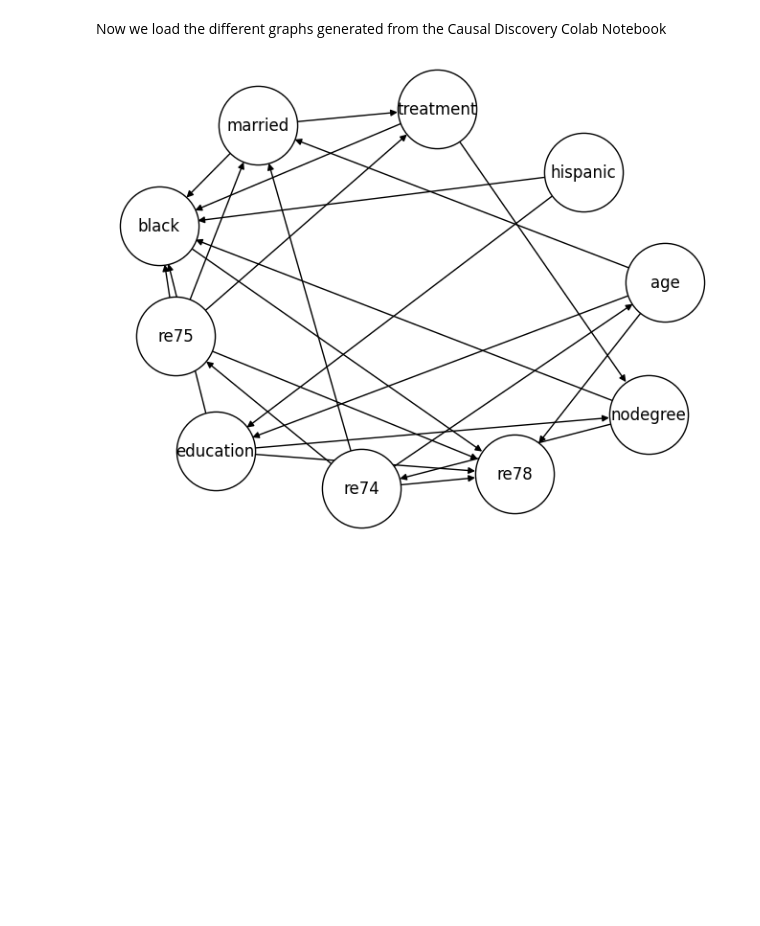
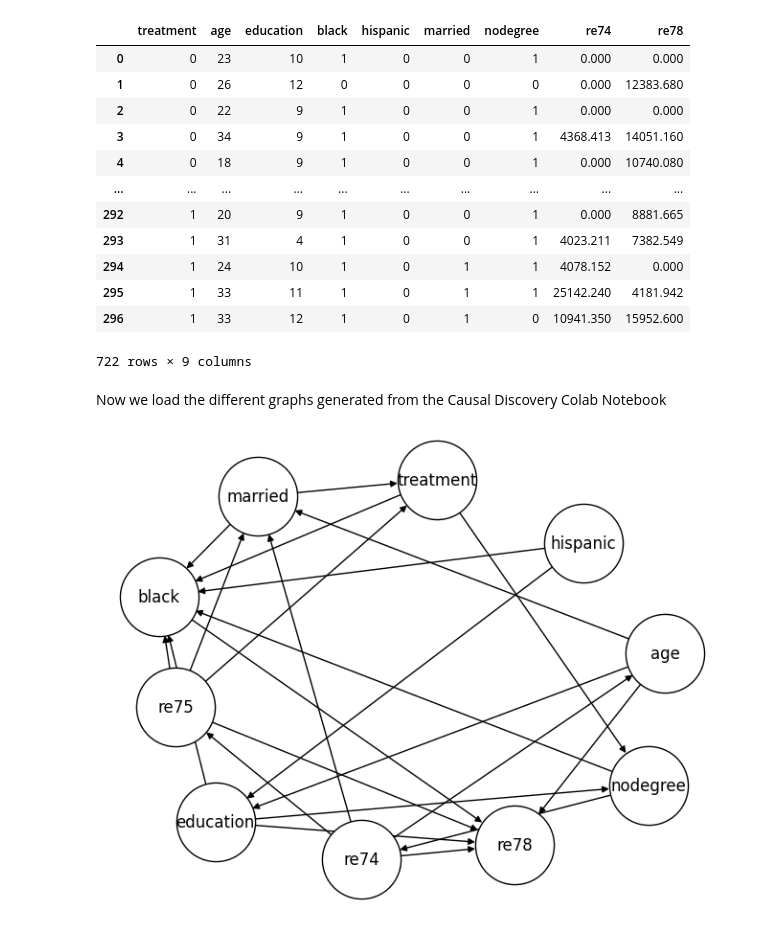
Before and after one commit to 8toz/causal_lalonde, a Jupyter notebook: causal_effect_estimation.ipynb, the cells around one changed output. Cells and saved outputs as stored; diff of their text form; code cells hidden in the pictures; blank space fills up the shorter version.

```diff
--- a/causal_effect_estimation.ipynb
+++ b/causal_effect_estimation.ipynb
@@ -10,3 +12,19 @@ final_df = pd.concat([nswre_df[nswre_df["treatment"]==1], cps2_control], axis=0)
+# %%
+lalonde_original
+# %% [output]
+|  | treatment | age | education | black | hispanic | married | nodegree | re74 | re78 |
+| 0 | 0 | 23 | 10 | 1 | 0 | 0 | 1 | 0.000 | 0.000 |
+| 1 | 0 | 26 | 12 | 0 | 0 | 0 | 0 | 0.000 | 12383.680 |
+| 2 | 0 | 22 | 9 | 1 | 0 | 0 | 1 | 0.000 | 0.000 |
+| 3 | 0 | 34 | 9 | 1 | 0 | 0 | 1 | 4368.413 | 14051.160 |
+| 4 | 0 | 18 | 9 | 1 | 0 | 0 | 1 | 0.000 | 10740.080 |
+| ... | ... | ... | ... | ... | ... | ... | ... | ... | ... |
+| 292 | 1 | 20 | 9 | 1 | 0 | 0 | 1 | 0.000 | 8881.665 |
+| 293 | 1 | 31 | 4 | 1 | 0 | 0 | 1 | 4023.211 | 7382.549 |
+| 294 | 1 | 24 | 10 | 1 | 0 | 1 | 1 | 4078.152 | 0.000 |
+| 295 | 1 | 33 | 11 | 1 | 0 | 1 | 1 | 25142.240 | 4181.942 |
+| 296 | 1 | 33 | 12 | 1 | 0 | 1 | 0 | 10941.350 | 15952.600 |
+722 rows × 9 columns
 # %% [markdown]
 Now we load the different graphs generated from the Causal Discovery Colab Notebook
 # %%
```
Also changed, not shown: parts of 9 cells of this notebook, 2 other files.
